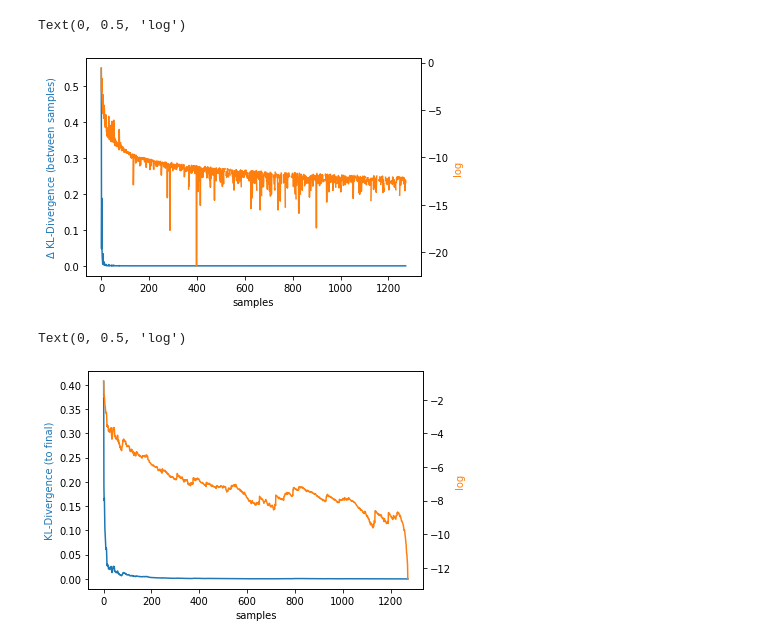
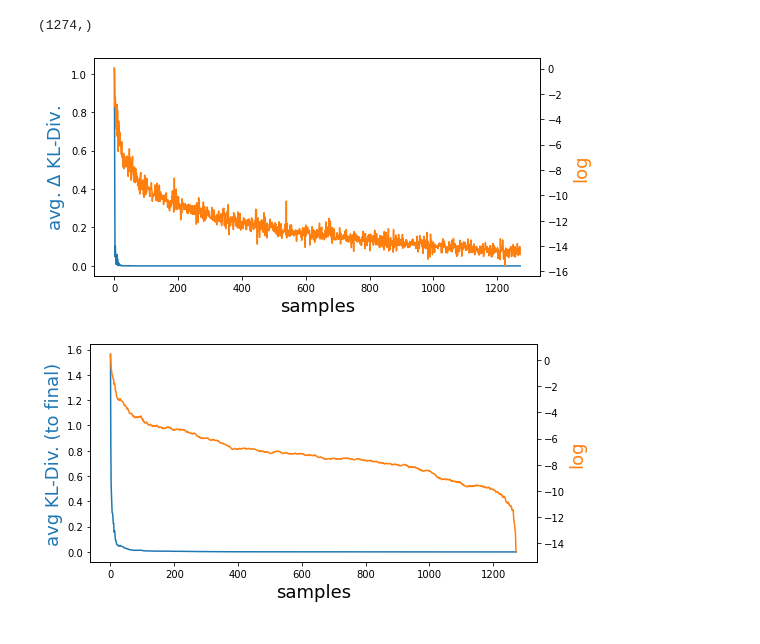
Before and after one commit to jgwiese/mcmc_bnn_symmetry, a Jupyter notebook: notebooks/04_posterior_analysis/posterior_predictive_distribution.ipynb, the cells around one changed output. Drawn from its saved outputs; the diff is of its cells as text; code cells hidden in the pictures.

```diff
--- a/notebooks/04_posterior_analysis/posterior_predictive_distribution.ipynb
+++ b/notebooks/04_posterior_analysis/posterior_predictive_distribution.ipynb
@@ -142,7 +154,7 @@ for pp in posterior_predictive_history:
     total_kl_divergences.append(kl_divergence(
         posterior_predictive_history[-1],
         pp
-    ))
+    ).mean())
 # %%
 print(jnp.log(jnp.array(total_kl_divergences) + 1e-6))
 # %% [output]
@@ -150,15 +162,22 @@ print(jnp.log(jnp.array(total_kl_divergences) + 1e-6))
  -13.815511  ]
+# %%
+print(jnp.array(total_kl_divergences).shape)
+# %% [output]
+(1274,)
 # %%
-figure = plt.figure()
+figure = plt.figure(figsize=(8, 4))
 ax1 = figure.add_subplot(1, 1, 1)
 ax1.plot(jnp.arange(n-1), jnp.array(kl_divergences)[:n], color="tab:blue")
 ax1.set_xlabel("samples")
-ax1.set_ylabel(r"$\Delta$ KL-Divergence (between samples)", color="tab:blue")
+ax1.set_ylabel(r"avg. $\Delta$ KL-Div.", color="tab:blue")
+ax1.yaxis.label.set_size(18)
+ax1.xaxis.label.set_size(18)
 
 ax2 = ax1.twinx()
 ax2.plot(jnp.arange(n-1), jnp.log(jnp.array(kl_divergences)), color="tab:orange")
 ax2.set_ylabel(r"log", color="tab:orange")
+ax2.yaxis.label.set_size(18)
+ax2.xaxis.label.set_size(18)
 # %% [output]
-Text(0, 0.5, 'log')
-[figure, old version]
+[figure, new version]
 # %%
@@ -166,13 +184,0 @@ figure.savefig("kl_delta.png", dpi=96)
-# %%
-figure = plt.figure()
-ax1 = figure.add_subplot(1, 1, 1)
-ax1.plot(jnp.arange(len(total_kl_divergences)), (jnp.array(total_kl_divergences)), c="tab:blue")
-ax1.set_xlabel("samples")
-ax1.set_ylabel(r"KL-Divergence (to final)", color="tab:blue")
-
-ax2 = ax1.twinx()
-ax2.plot(jnp.arange(len(total_kl_divergences)), jnp.log(jnp.array(total_kl_divergences)), color="tab:orange")
-ax2.set_ylabel(r"log", color="tab:orange")
-# %% [output]
-Text(0, 0.5, 'log')
-[figure, removed]
@@ -180,0 +185,16 @@ figure.savefig("kl_total.png", dpi=96)
+# %%
+figure = plt.figure(figsize=(8, 4))
+ax1 = figure.add_subplot(1, 1, 1)
+ax1.plot(jnp.arange(len(total_kl_divergences)), (jnp.array(total_kl_divergences)), c="tab:blue")
+ax1.set_xlabel("samples")
+ax1.set_ylabel(r"avg KL-Div. (to final)", color="tab:blue")
+ax1.yaxis.label.set_size(18)
+ax1.xaxis.label.set_size(18)
+
+ax2 = ax1.twinx()
+ax2.plot(jnp.arange(len(total_kl_divergences)), jnp.log(jnp.array(total_kl_divergences)), color="tab:orange")
+ax2.set_ylabel(r"log", color="tab:orange")
+ax2.yaxis.label.set_size(18)
+ax2.xaxis.label.set_size(18)
+# %% [output]
+[figure, added]
```
Also changed, not shown: parts of 9 cells of this notebook, 53 other files.
